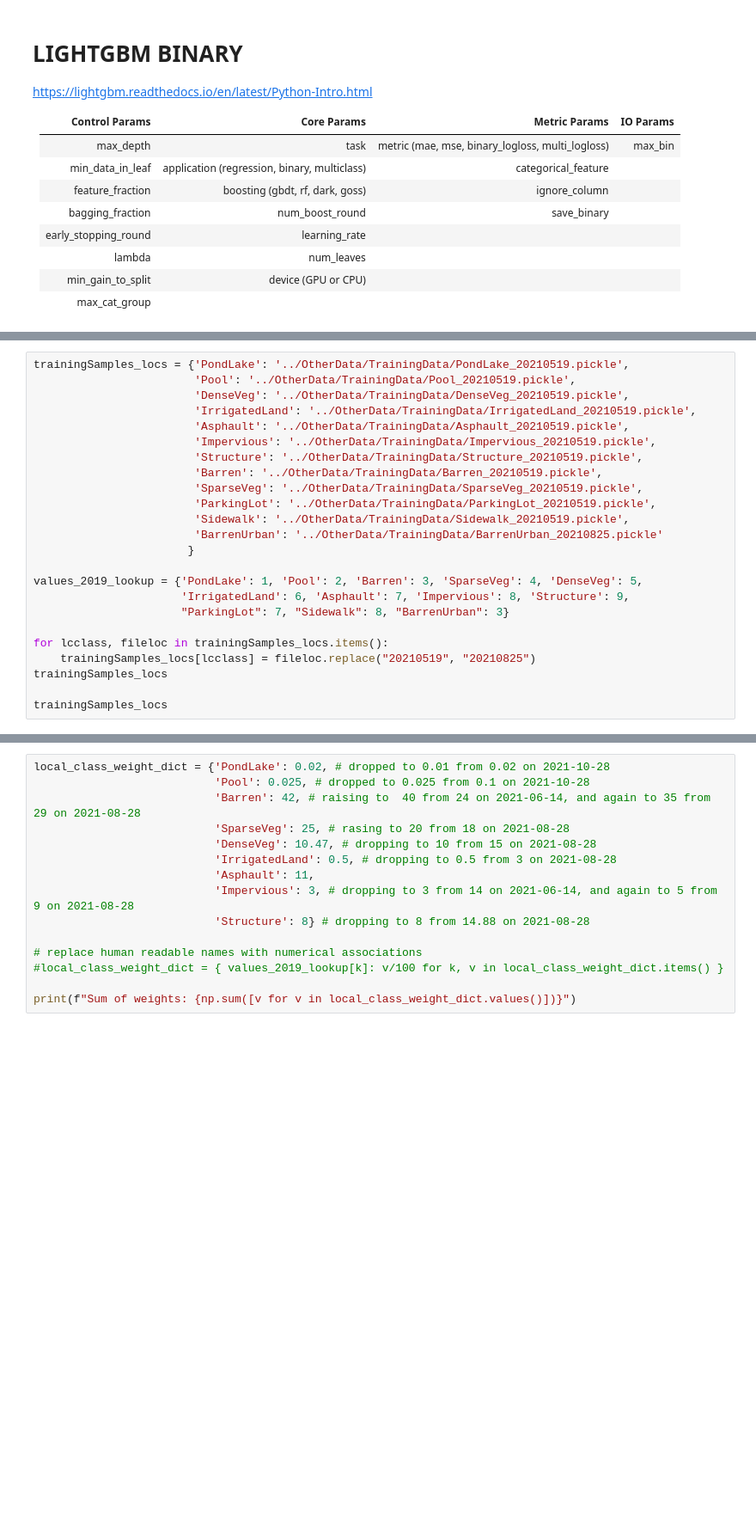
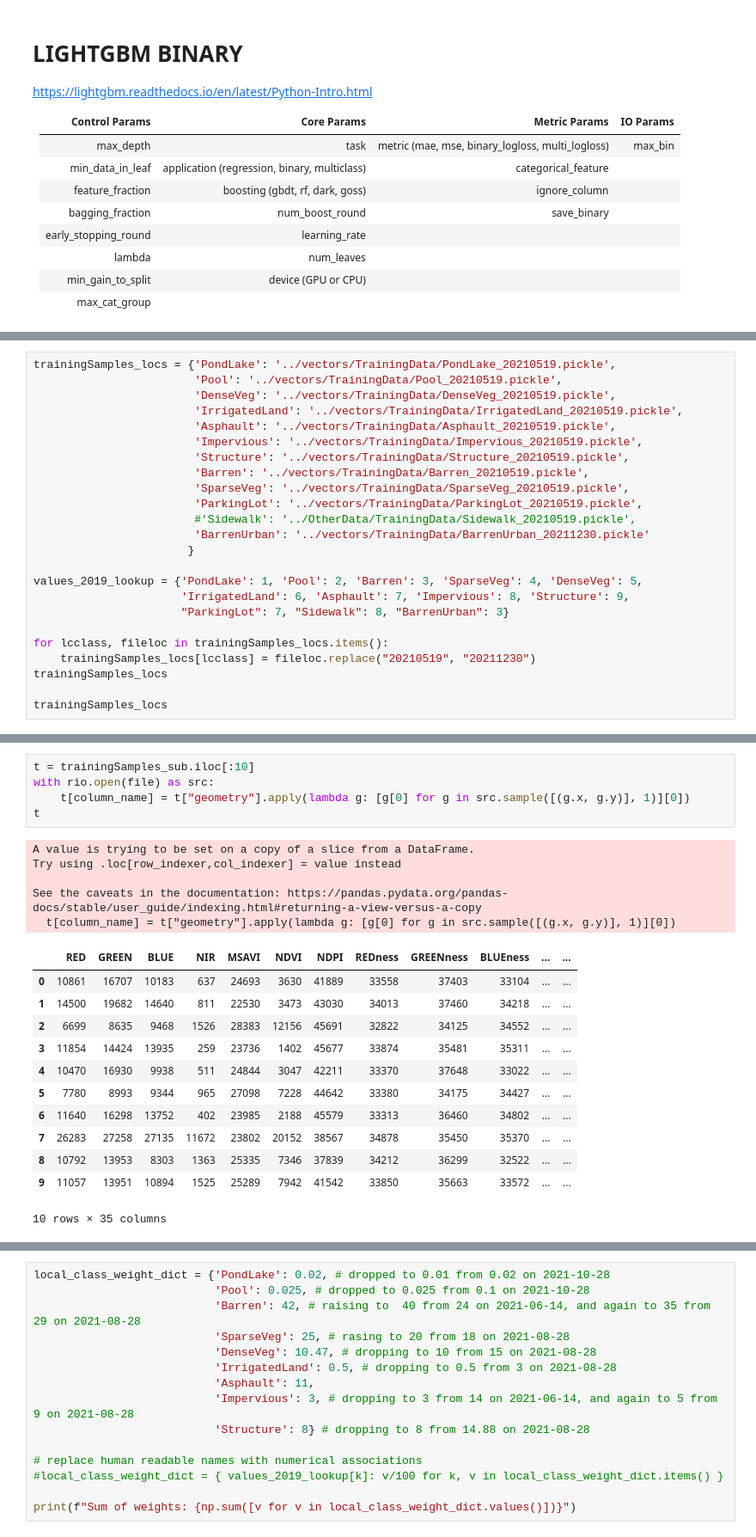
Before and after one commit to bhickson/2019ImageryAnalysis, a Jupyter notebook: notebooks/LightGBMBinary_2020.ipynb, the cells around one changed output, grey strips where cells are left out. Shown at 86% size. Cells and saved outputs as stored; diff of their text form; blank space fills up the shorter version.

```diff
--- a/notebooks/LightGBMBinary_2020.ipynb
+++ b/notebooks/LightGBMBinary_2020.ipynb
@@ -313,18 +314,18 @@ def useOptunaLGBMTuner(trainDataset, validDataset, params, lc_class, suffix, res
 
     return tunerStudy
 # %%
-trainingSamples_locs = {'PondLake': '../OtherData/TrainingData/PondLake_20210519.pickle',
-                        'Pool': '../OtherData/TrainingData/Pool_20210519.pickle',
-                        'DenseVeg': '../OtherData/TrainingData/DenseVeg_20210519.pickle',
-                        'IrrigatedLand': '../OtherData/TrainingData/IrrigatedLand_20210519.pickle',
-                        'Asphault': '../OtherData/TrainingData/Asphault_20210519.pickle',
-                        'Impervious': '../OtherData/TrainingData/Impervious_20210519.pickle',
-                        'Structure': '../OtherData/TrainingData/Structure_20210519.pickle',
-                        'Barren': '../OtherData/TrainingData/Barren_20210519.pickle',
-                        'SparseVeg': '../OtherData/TrainingData/SparseVeg_20210519.pickle',
-                        'ParkingLot': '../OtherData/TrainingData/ParkingLot_20210519.pickle',
-                        'Sidewalk': '../OtherData/TrainingData/Sidewalk_20210519.pickle',
-                        'BarrenUrban': '../OtherData/TrainingData/BarrenUrban_20210825.pickle'
+trainingSamples_locs = {'PondLake': '../vectors/TrainingData/PondLake_20210519.pickle',
+                        'Pool': '../vectors/TrainingData/Pool_20210519.pickle',
+                        'DenseVeg': '../vectors/TrainingData/DenseVeg_20210519.pickle',
+                        'IrrigatedLand': '../vectors/TrainingData/IrrigatedLand_20210519.pickle',
+                        'Asphault': '../vectors/TrainingData/Asphault_20210519.pickle',
+                        'Impervious': '../vectors/TrainingData/Impervious_20210519.pickle',
+                        'Structure': '../vectors/TrainingData/Structure_20210519.pickle',
+                        'Barren': '../vectors/TrainingData/Barren_20210519.pickle',
+                        'SparseVeg': '../vectors/TrainingData/SparseVeg_20210519.pickle',
+                        'ParkingLot': '../vectors/TrainingData/ParkingLot_20210519.pickle',
+                        #'Sidewalk': '../OtherData/TrainingData/Sidewalk_20210519.pickle',
+                        'BarrenUrban': '../vectors/TrainingData/BarrenUrban_20211230.pickle'
                        }
 
 values_2019_lookup = {'PondLake': 1, 'Pool': 2, 'Barren': 3, 'SparseVeg': 4, 'DenseVeg': 5,
@@ -332,7 +333,7 @@ values_2019_lookup = {'PondLake': 1, 'Pool': 2, 'Barren': 3, 'SparseVeg': 4, 'De
                       "ParkingLot": 7, "Sidewalk": 8, "BarrenUrban": 3}
 
 for lcclass, fileloc in trainingSamples_locs.items():
-    trainingSamples_locs[lcclass] = fileloc.replace("20210519", "20210825")
+    trainingSamples_locs[lcclass] = fileloc.replace("20210519", "20211230")
 trainingSamples_locs
 
 trainingSamples_locs
@@ -431,3 +431,26 @@ sentinel_bands, sentinel_indicies
+# %%
+t = trainingSamples_sub.iloc[:10]
+with rio.open(file) as src:
+    t[column_name] = t["geometry"].apply(lambda g: [g[0] for g in src.sample([(g.x, g.y)], 1)][0])
+t
+# %% [output]
+A value is trying to be set on a copy of a slice from a DataFrame.
+Try using .loc[row_indexer,col_indexer] = value instead
+
+See the caveats in the documentation: https://pandas.pydata.org/pandas-docs/stable/user_guide/indexing.html#returning-a-view-versus-a-copy
+  t[column_name] = t["geometry"].apply(lambda g: [g[0] for g in src.sample([(g.x, g.y)], 1)][0])
+|  | RED | GREEN | BLUE | NIR | MSAVI | NDVI | NDPI | REDness | GREENness | BLUEness | ... | ... |
+| 0 | 10861 | 16707 | 10183 | 637 | 24693 | 3630 | 41889 | 33558 | 37403 | 33104 | ... | ... |
+| 1 | 14500 | 19682 | 14640 | 811 | 22530 | 3473 | 43030 | 34013 | 37460 | 34218 | ... | ... |
+| 2 | 6699 | 8635 | 9468 | 1526 | 28383 | 12156 | 45691 | 32822 | 34125 | 34552 | ... | ... |
+| 3 | 11854 | 14424 | 13935 | 259 | 23736 | 1402 | 45677 | 33874 | 35481 | 35311 | ... | ... |
+| 4 | 10470 | 16930 | 9938 | 511 | 24844 | 3047 | 42211 | 33370 | 37648 | 33022 | ... | ... |
+| 5 | 7780 | 8993 | 9344 | 965 | 27098 | 7228 | 44642 | 33380 | 34175 | 34427 | ... | ... |
+| 6 | 11640 | 16298 | 13752 | 402 | 23985 | 2188 | 45579 | 33313 | 36460 | 34802 | ... | ... |
+| 7 | 26283 | 27258 | 27135 | 11672 | 23802 | 20152 | 38567 | 34878 | 35450 | 35370 | ... | ... |
+| 8 | 10792 | 13953 | 8303 | 1363 | 25335 | 7346 | 37839 | 34212 | 36299 | 32522 | ... | ... |
+| 9 | 11057 | 13951 | 10894 | 1525 | 25289 | 7942 | 41542 | 33850 | 35663 | 33572 | ... | ... |
+10 rows × 35 columns
 # %%
 %%time
 
```
Also changed, not shown: parts of 9 cells of this notebook, 10 other files.
